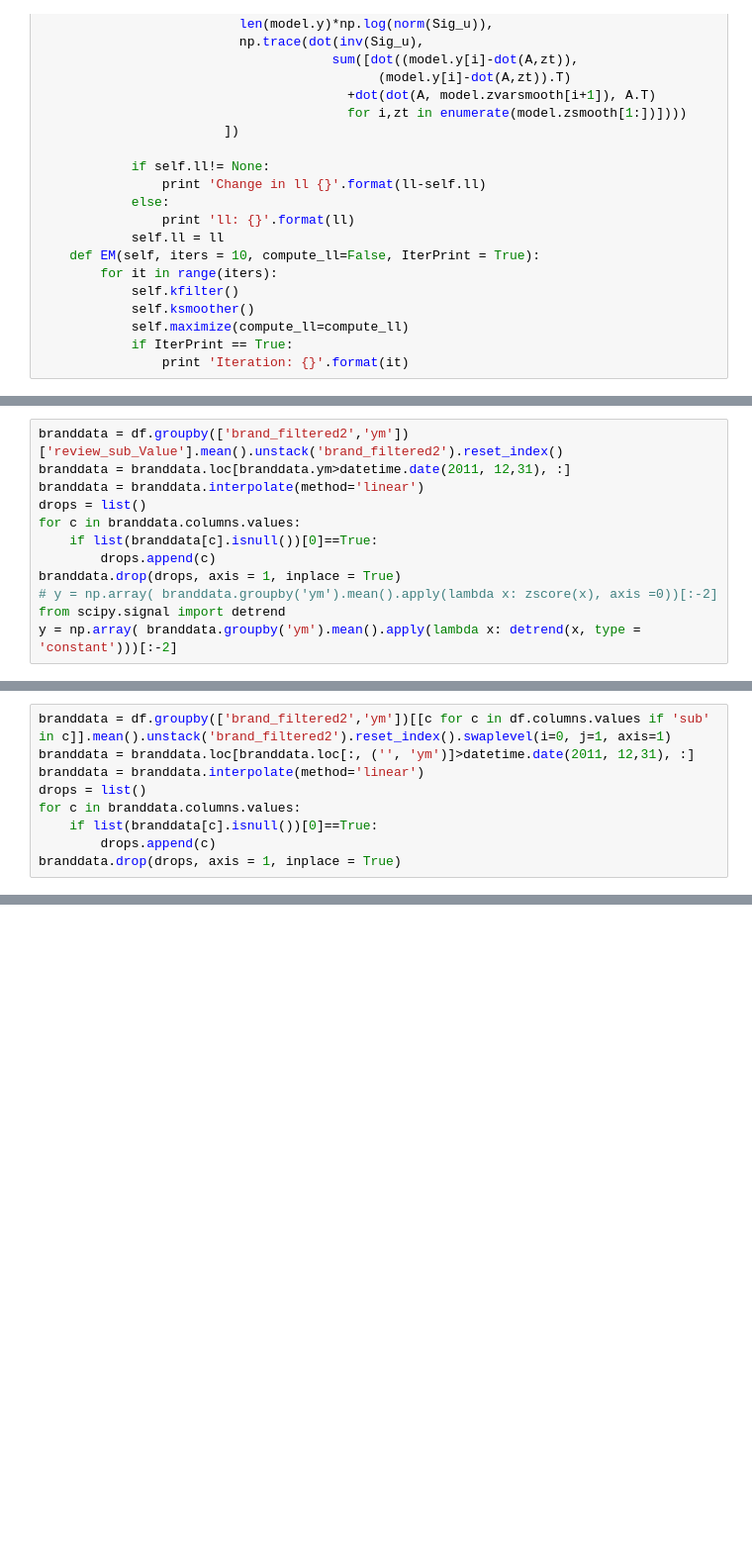
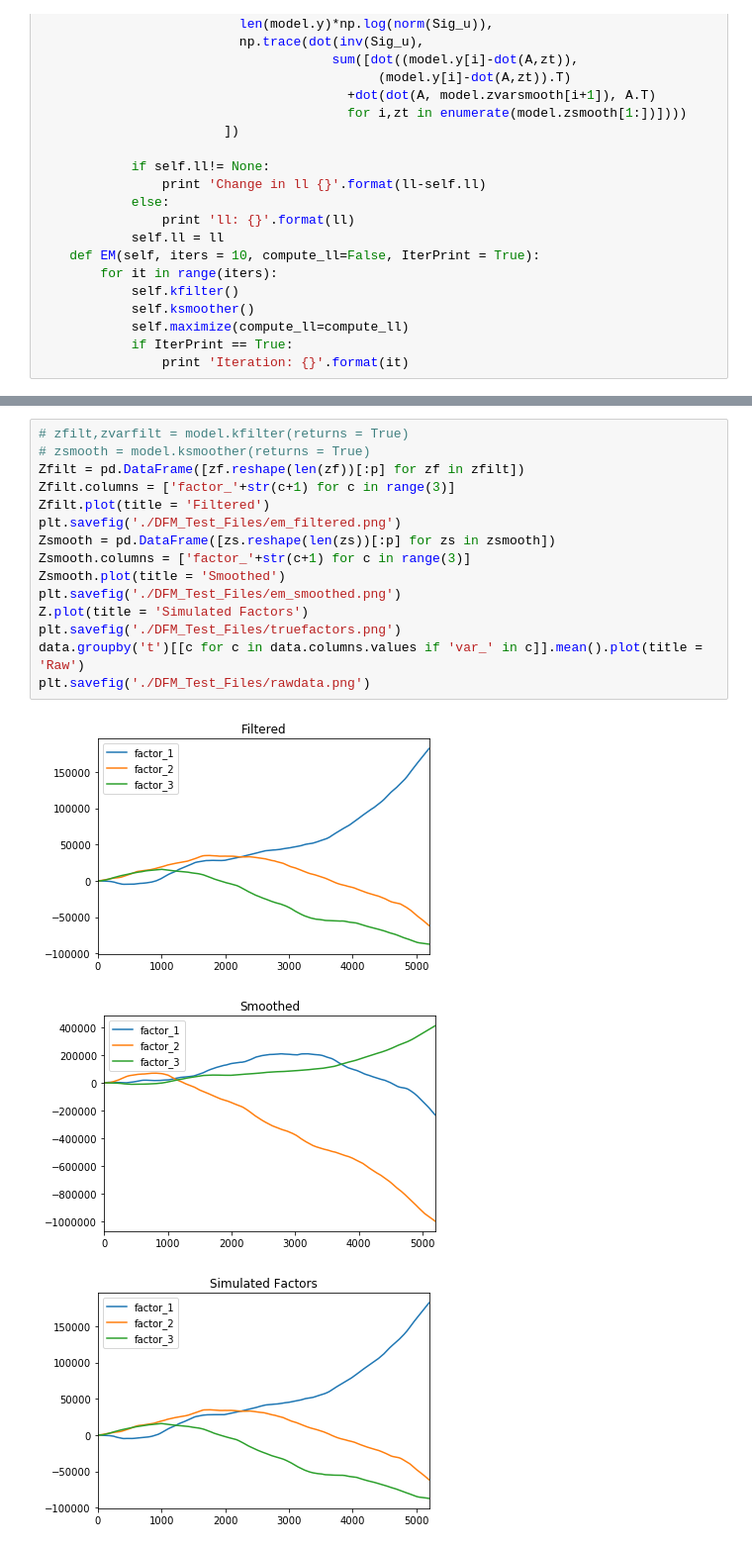
Before and after one commit to yangyang2000/Dynamic-Factor-Model, a Jupyter notebook: Notebooks/DFM_intro.ipynb, the cells around one changed output, grey strips where cells are left out. Shown: that part at 99% size. Saved outputs shown, nothing was run; the diff lists cells and outputs as text; blank space fills up the shorter version.

```diff
--- a/Notebooks/DFM_intro.ipynb
+++ b/Notebooks/DFM_intro.ipynb
@@ -661,12 +699,0 @@ Iteration: 19
-# %%
-branddata = df.groupby(['brand_filtered2','ym'])['review_sub_Value'].mean().unstack('brand_filtered2').reset_index()
-branddata = branddata.loc[branddata.ym>datetime.date(2011, 12,31), :]
-branddata = branddata.interpolate(method='linear')
-drops = list()
-for c in branddata.columns.values:
-    if list(branddata[c].isnull())[0]==True:
-        drops.append(c)
-branddata.drop(drops, axis = 1, inplace = True)
-# y = np.array( branddata.groupby('ym').mean().apply(lambda x: zscore(x), axis =0))[:-2]
-from scipy.signal import detrend
-y = np.array( branddata.groupby('ym').mean().apply(lambda x: detrend(x, type = 'constant')))[:-2]
@@ -835,9 +699,0 @@ Iteration: 19
-# %%
-branddata = df.groupby(['brand_filtered2','ym'])[[c for c in df.columns.values if 'sub' in c]].mean().unstack('brand_filtered2').reset_index().swaplevel(i=0, j=1, axis=1)
-branddata = branddata.loc[branddata.loc[:, ('', 'ym')]>datetime.date(2011, 12,31), :]
-branddata = branddata.interpolate(method='linear')
-drops = list()
-for c in branddata.columns.values:
-    if list(branddata[c].isnull())[0]==True:
-        drops.append(c)
-branddata.drop(drops, axis = 1, inplace = True)
@@ -1008,0 +710,19 @@ Zsmooth.plot()
+# %%
+# zfilt,zvarfilt = model.kfilter(returns = True)
+# zsmooth = model.ksmoother(returns = True)
+Zfilt = pd.DataFrame([zf.reshape(len(zf))[:p] for zf in zfilt])
+Zfilt.columns = ['factor_'+str(c+1) for c in range(3)]
+Zfilt.plot(title = 'Filtered')
+plt.savefig('./DFM_Test_Files/em_filtered.png')
+Zsmooth = pd.DataFrame([zs.reshape(len(zs))[:p] for zs in zsmooth])
+Zsmooth.columns = ['factor_'+str(c+1) for c in range(3)]
+Zsmooth.plot(title = 'Smoothed')
+plt.savefig('./DFM_Test_Files/em_smoothed.png')
+Z.plot(title = 'Simulated Factors')
+plt.savefig('./DFM_Test_Files/truefactors.png')
+data.groupby('t')[[c for c in data.columns.values if 'var_' in c]].mean().plot(title = 'Raw')
+plt.savefig('./DFM_Test_Files/rawdata.png')
+# %% [output]
+[figure, added]
+[figure, added]
+[figure, added]
```
Also changed, not shown: parts of 66 cells of this notebook.
